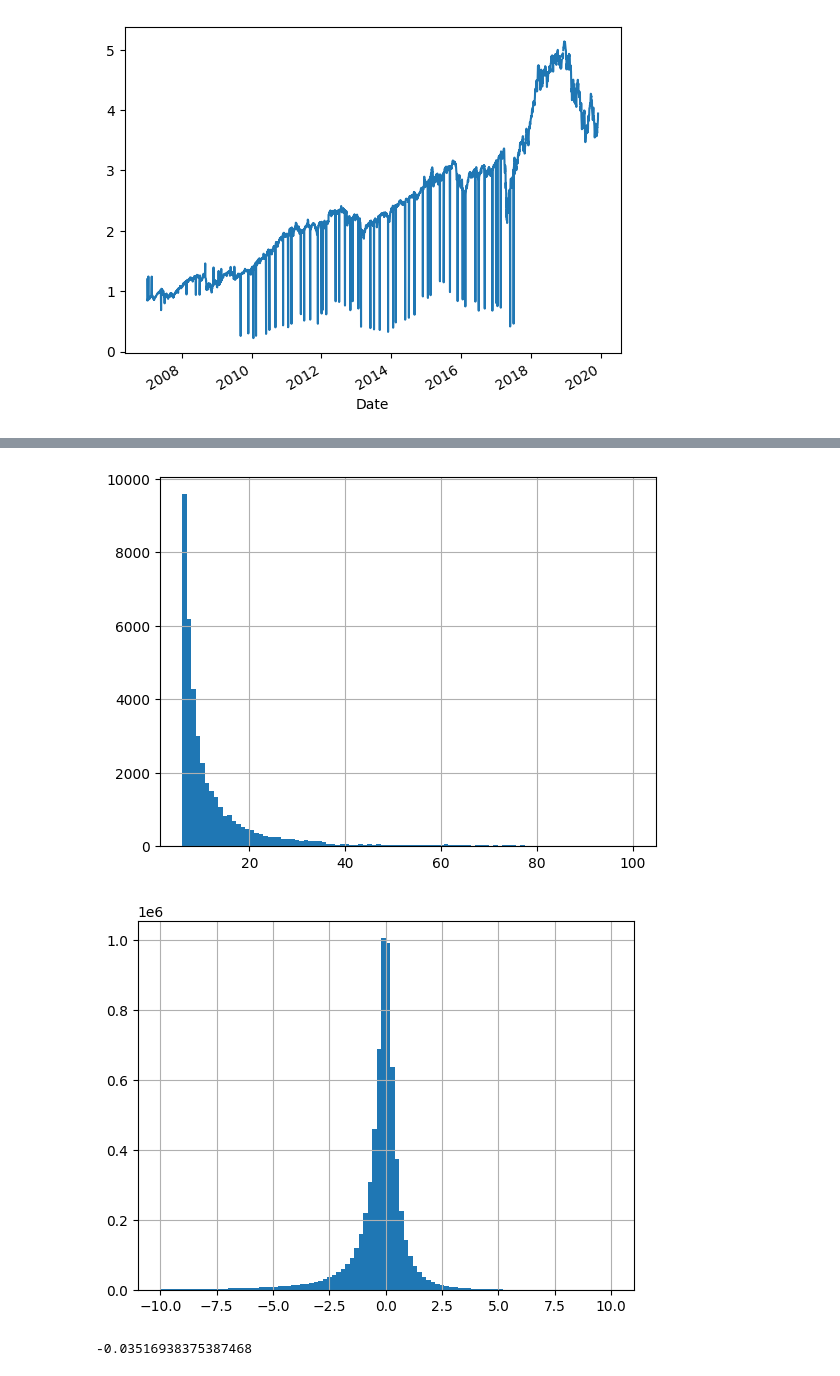
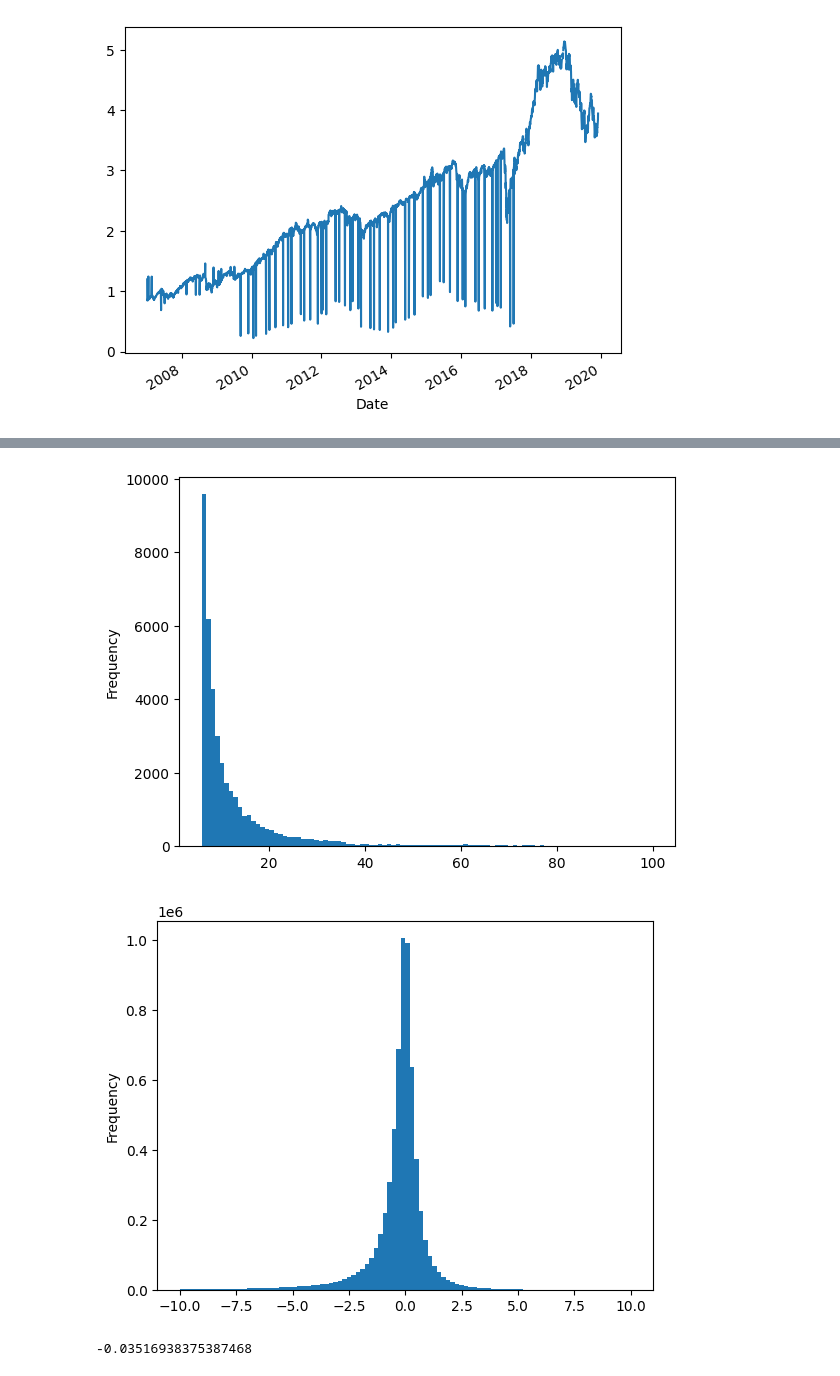
Before and after one commit to dllllb/finexp, a Jupyter notebook: basepred.ipynb, the cells around one changed output, grey strips where cells are left out. Cells and saved outputs as stored; diff of their text form; code cells hidden in the pictures.

```diff
--- a/basepred.ipynb
+++ b/basepred.ipynb
@@ -60,15 +60,15 @@ prices_t.alpha.hist(range=[100, 1000], bins=100);
 # %%
-prices_t.alpha.hist(range=[6, 100], bins=100);
+prices_t.alpha.plot.hist(range=[6, 100], bins=100);
 # %% [output]
-[figure, old version]
+[figure, new version]
 # %%
 prices_t['alpha_s'] = prices_t.alpha
 prices_t.loc[prices_t.alpha_s < 1, 'alpha_s'] = -1/prices_t.alpha_s
 prices_t.alpha_s = prices_t.alpha_s - prices_t.alpha_s.abs()/prices_t.alpha_s
 # %%
-prices_t.alpha_s.hist(range=[-10, 10], bins=100);
+prices_t.alpha_s.plot.hist(range=[-10, 10], bins=100);
 # %% [output]
-[figure, old version]
+[figure, new version]
 # %%
 with fs.open('s3://snap-simfin/us-derived-shareprices-daily.zip') as f:
     dsp = pd.read_csv(f, compression='zip', sep=';')
```
Also changed, not shown: parts of 6 cells of this notebook.
